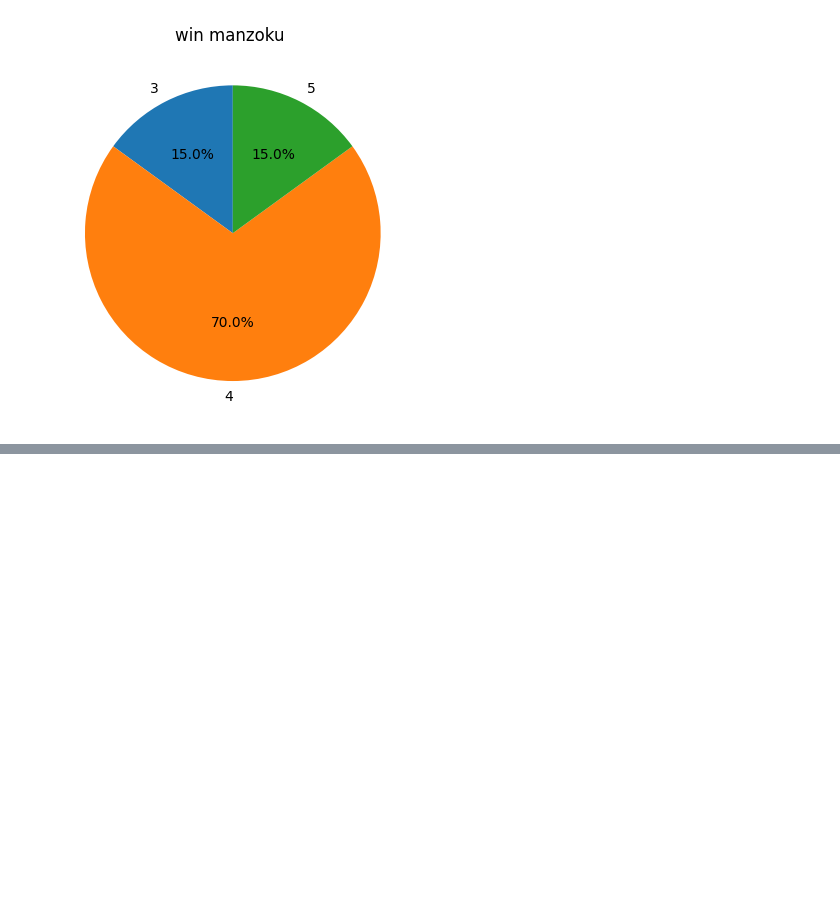
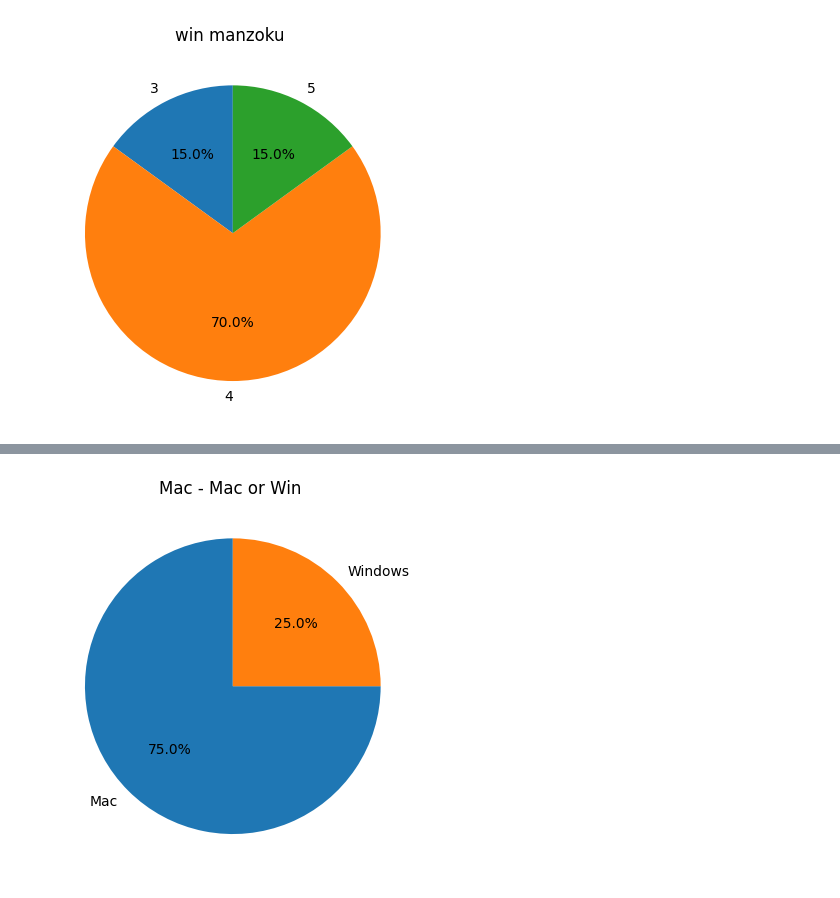
Before and after one commit to KotaroMinai/dsp-last, a Jupyter notebook: mackbook.ipynb, the cells around one changed output, grey strips where cells are left out. Drawn from its saved outputs; the diff is of its cells as text; code cells hidden in the pictures; blank space fills up the shorter version.

```diff
--- a/mackbook.ipynb
+++ b/mackbook.ipynb
@@ -412,0 +437,24 @@ con.close()
+# %%
+# 今Macを使っている人でwindowsとどちらの方が満足しているかのアンケート
+import matplotlib.pyplot as plt
+
+# データベースに接続
+con = sqlite3.connect('pc_data.db')
+cur = con.cursor()
+
+# データベースからデータを取得 (Macの場合で、かつ"win or Mac"が0以外のものを取得)
+cur.execute("SELECT \"win or Mac\", COUNT(*) FROM pc WHERE pc='Mac' AND \"win or Mac\" != 0 GROUP BY \"win or Mac\";")
+data = cur.fetchall()
+
+# データの処理
+labels, counts = zip(*data)
+
+# グラフの描画
+plt.pie(counts, labels=labels, autopct='%1.1f%%', startangle=90)
+plt.title('Mac - Mac or Win ')
+plt.show()
+
+# DBへの接続を閉じる
+con.close()
+# %% [output]
+[figure, added]
```
Also changed, not shown: parts of 2 cells of this notebook.
